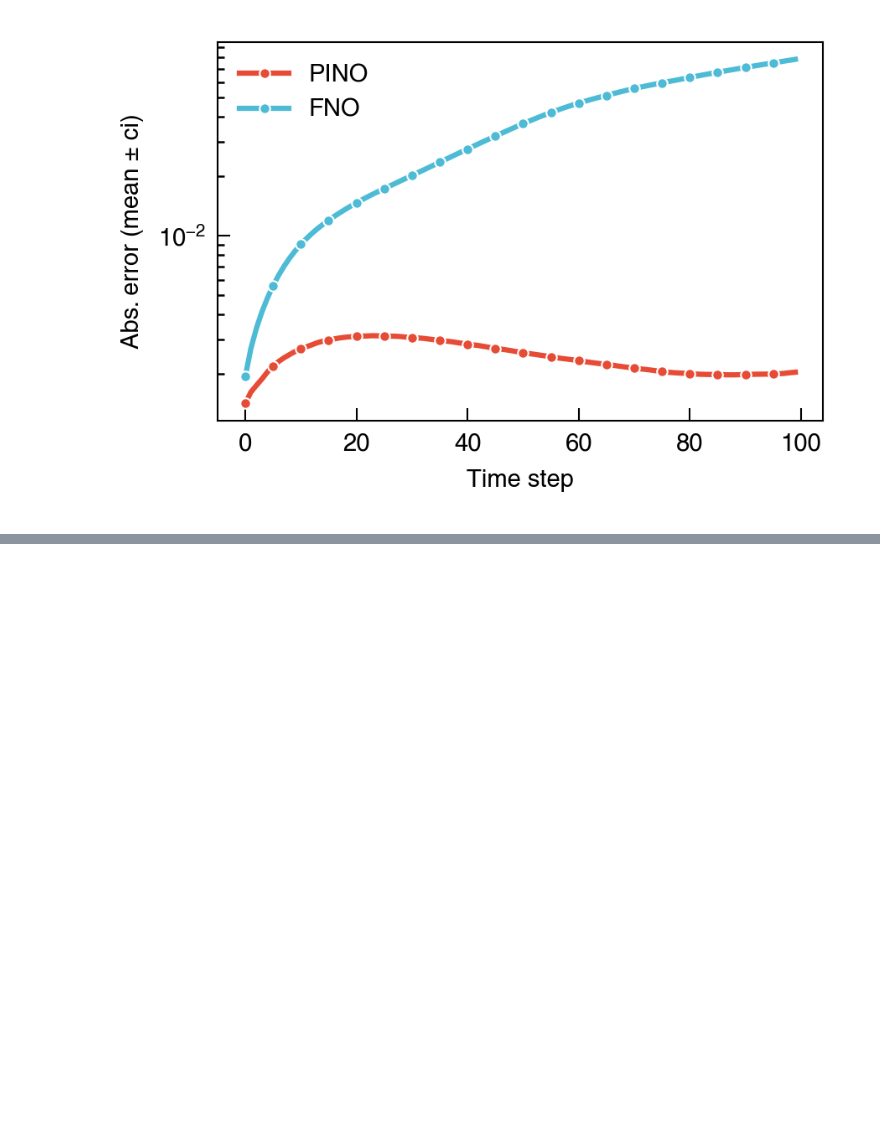
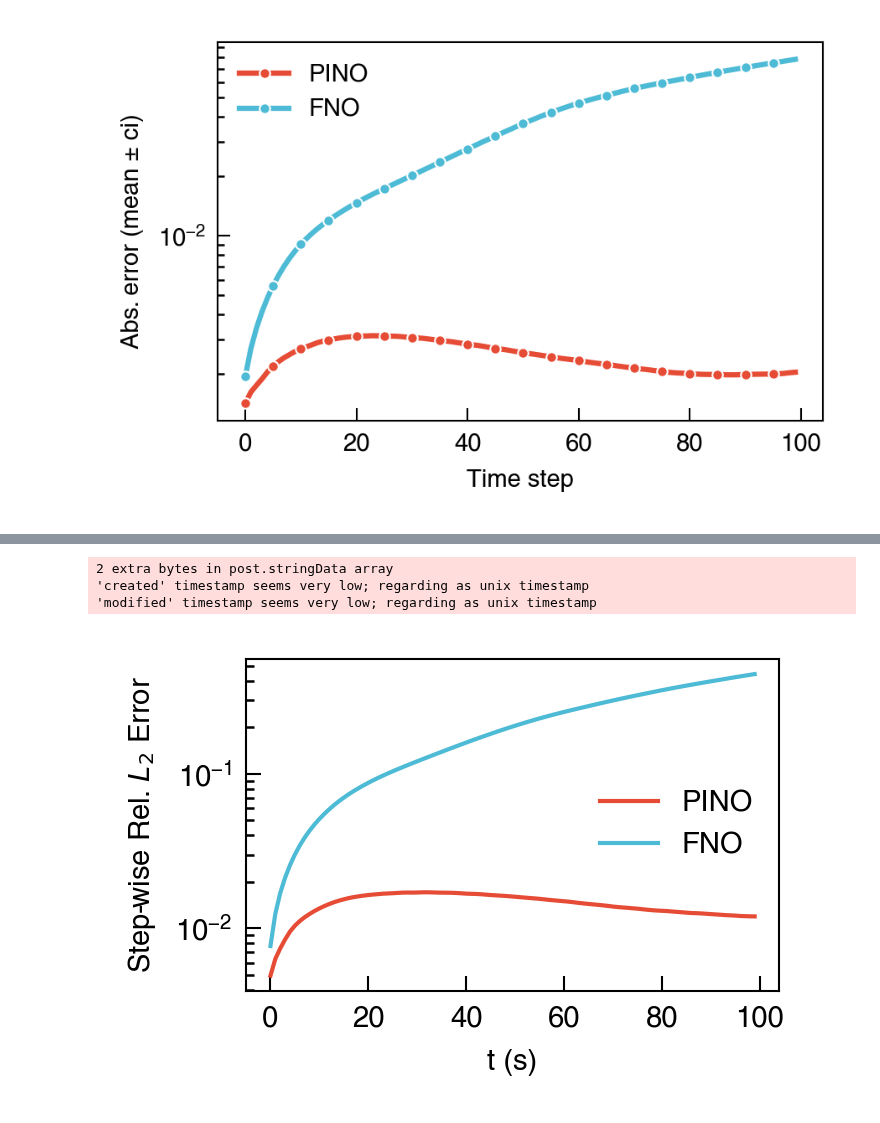
Before and after one commit to NanxiiChen/PF-PINO, a Jupyter notebook: corrosion2d/compare.ipynb, the cells around one changed output, grey strips where cells are left out. Cells and saved outputs as stored; diff of their text form; code cells hidden in the pictures; blank space fills up the shorter version.

```diff
--- a/corrosion2d/compare.ipynb
+++ b/corrosion2d/compare.ipynb
@@ -216,0 +261,21 @@ fig.tight_layout()
+# %%
+test_solutions = jnp.load(os.path.join(configs.test_data_dir, "solutions_grid_initials.npy"))
+u0 = test_solutions[:, 0, :, :]
+y_test = test_solutions[:, 1:, :, :]
+auto_reg_fn_pino = partial(
+    model_pino.auto_reg,
+    meshes=meshes,
+    dt=dt,
+    steps=100
+)
+u_preds = jax.vmap(auto_reg_fn_pino)(u0)  # (num_test, steps, H, W)
+
+auto_reg_fn_fno = partial(
+    model_fno.auto_reg,
+    meshes=meshes,
+    dt=dt,
+    steps=100
+)
+u_preds_fno = jax.vmap(auto_reg_fn_fno)(u0)
+
+u_preds.shape, u_preds_fno.shape
@@ -216,0 +349,21 @@ fig.tight_layout()
+# %%
+step_wise_l2_pino = jnp.linalg.norm(y_test - u_preds, axis=(-1,-2)) / jnp.linalg.norm(y_test, axis=(-1,-2))
+step_wise_l2_fno = jnp.linalg.norm(y_test - u_preds_fno, axis=(-1,-2)) / jnp.linalg.norm(y_test, axis=(-1,-2))
+step_wise_l2_pino = jnp.mean(step_wise_l2_pino, axis=(0, 2)) # avg over samples and channels
+step_wise_l2_fno = jnp.mean(step_wise_l2_fno, axis=(0, 2)) # avg over samples and channels
+
+fig, ax = plt.subplots(1, 1, figsize=(2.4, 1.6))
+ax.plot(step_wise_l2_pino, label="PINO", lw=1)
+ax.plot(step_wise_l2_fno, label="FNO", lw=1)
+ax.set_yscale("log")
+ax.set_xlabel(r"t (s)")
+ax.set_ylabel("Step-wise Rel. $L_2$ Error")
+ax.legend()
+fig.tight_layout()
+fig.savefig(os.path.join(save_fig_dir, "corrosion2d_stepwise_l2.pdf"), dpi=450,
+            bbox_inches='tight', pad_inches=0.0)
+# %% [output]
+2 extra bytes in post.stringData array
+'created' timestamp seems very low; regarding as unix timestamp
+'modified' timestamp seems very low; regarding as unix timestamp
+[figure, added]
```
Also changed, not shown: parts of 8 cells of this notebook, 3 other files.
